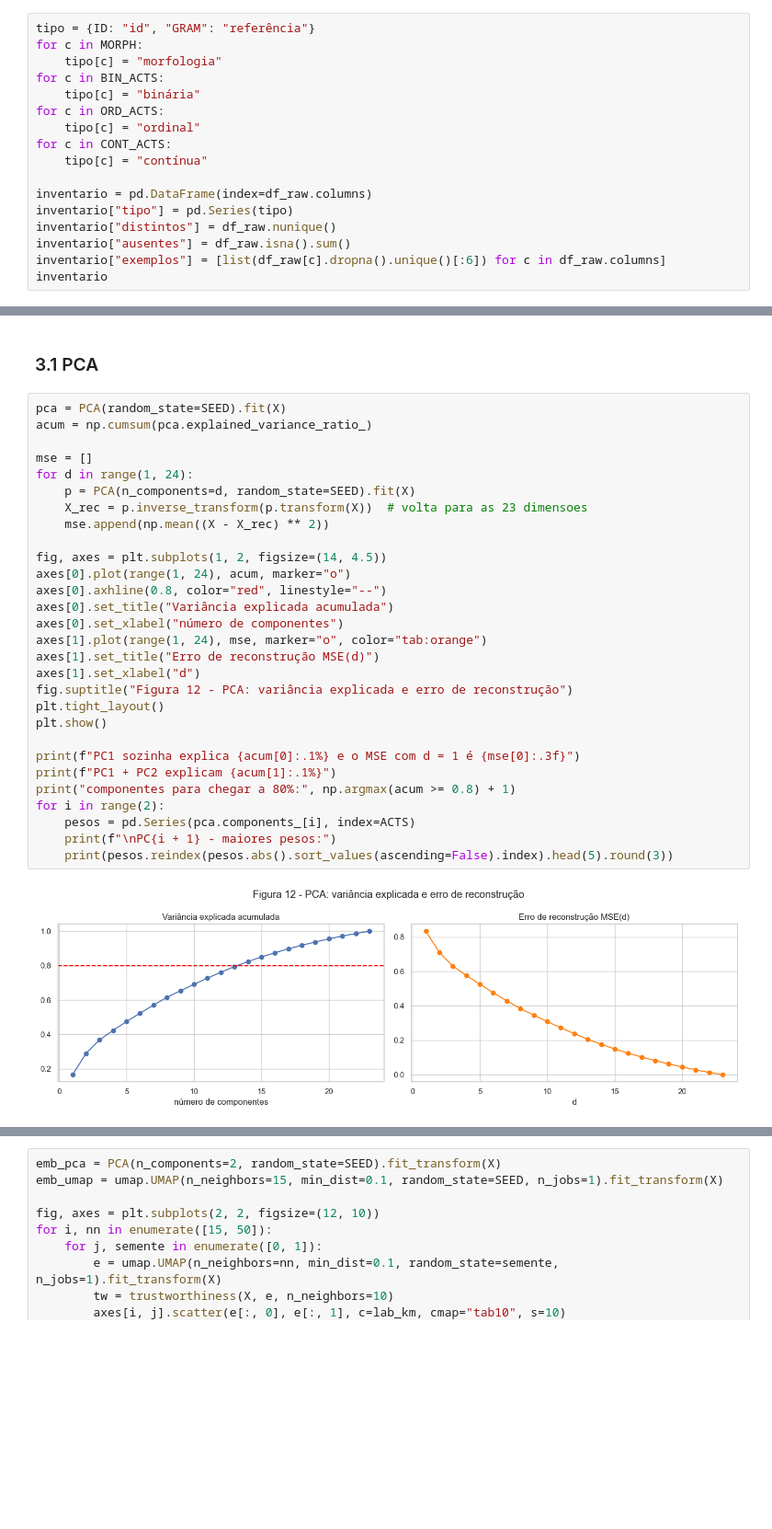
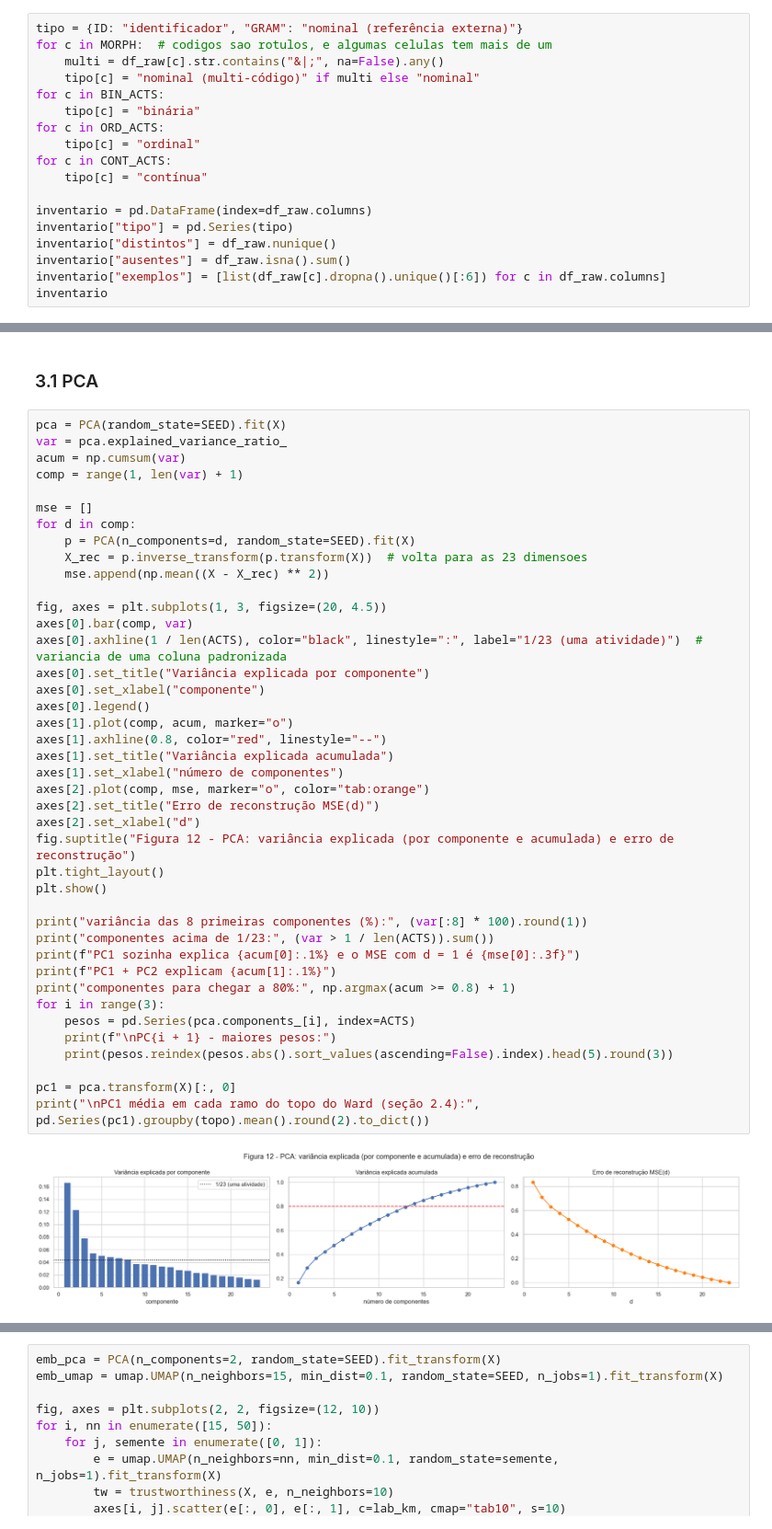
Before and after one commit to dharahadi/t1-aprendizado-maquina, a Jupyter notebook: T1_Regenera.ipynb, the cells around one changed output, grey strips where cells are left out. Shown at 92% size. Saved outputs shown, nothing was run; the diff lists cells and outputs as text; blank space fills up the shorter version.

```diff
--- a/T1_Regenera.ipynb
+++ b/T1_Regenera.ipynb
@@ -93,9 +94,10 @@ CONT_ACTS = [A(n) for n in [2, 5, 6, 7, 8, 9, 10, 11, 12, 14, 15, 23]]
 
 assert sorted(BIN_ACTS + ORD_ACTS + CONT_ACTS) == sorted(ACTS)  # as tres listas cobrem as 23 atividades
 # %%
-tipo = {ID: "id", "GRAM": "referência"}
-for c in MORPH:
-    tipo[c] = "morfologia"
+tipo = {ID: "identificador", "GRAM": "nominal (referência externa)"}
+for c in MORPH:  # codigos sao rotulos, e algumas celulas tem mais de um
+    multi = df_raw[c].str.contains("&|;", na=False).any()
+    tipo[c] = "nominal (multi-código)" if multi else "nominal"
 for c in BIN_ACTS:
     tipo[c] = "binária"
 for c in ORD_ACTS:
@@ -738,32 +835,44 @@ Escolhemos as duas justamente por isso: a PCA responde quais atividades variam j
 ### 3.1 PCA
 # %%
 pca = PCA(random_state=SEED).fit(X)
-acum = np.cumsum(pca.explained_variance_ratio_)
+var = pca.explained_variance_ratio_
+acum = np.cumsum(var)
+comp = range(1, len(var) + 1)
 
 mse = []
-for d in range(1, 24):
+for d in comp:
     p = PCA(n_components=d, random_state=SEED).fit(X)
     X_rec = p.inverse_transform(p.transform(X))  # volta para as 23 dimensoes
     mse.append(np.mean((X - X_rec) ** 2))
 
-fig, axes = plt.subplots(1, 2, figsize=(14, 4.5))
-axes[0].plot(range(1, 24), acum, marker="o")
-axes[0].axhline(0.8, color="red", linestyle="--")
-axes[0].set_title("Variância explicada acumulada")
-axes[0].set_xlabel("número de componentes")
-axes[1].plot(range(1, 24), mse, marker="o", color="tab:orange")
-axes[1].set_title("Erro de reconstrução MSE(d)")
-axes[1].set_xlabel("d")
-fig.suptitle("Figura 12 - PCA: variância explicada e erro de reconstrução")
+fig, axes = plt.subplots(1, 3, figsize=(20, 4.5))
+axes[0].bar(comp, var)
+axes[0].axhline(1 / len(ACTS), color="black", linestyle=":", label="1/23 (uma atividade)")  # variancia de uma coluna padronizada
+axes[0].set_title("Variância explicada por componente")
+axes[0].set_xlabel("componente")
+axes[0].legend()
+axes[1].plot(comp, acum, marker="o")
+axes[1].axhline(0.8, color="red", linestyle="--")
+axes[1].set_title("Variância explicada acumulada")
+axes[1].set_xlabel("número de componentes")
+axes[2].plot(comp, mse, marker="o", color="tab:orange")
+axes[2].set_title("Erro de reconstrução MSE(d)")
+axes[2].set_xlabel("d")
+fig.suptitle("Figura 12 - PCA: variância explicada (por componente e acumulada) e erro de reconstrução")
 plt.tight_layout()
 plt.show()
 
+print("variância das 8 primeiras componentes (%):", (var[:8] * 100).round(1))
+print("componentes acima de 1/23:", (var > 1 / len(ACTS)).sum())
 print(f"PC1 sozinha explica {acum[0]:.1%} e o MSE com d = 1 é {mse[0]:.3f}")
 print(f"PC1 + PC2 explicam {acum[1]:.1%}")
 print("componentes para chegar a 80%:", np.argmax(acum >= 0.8) + 1)
-for i in range(2):
+for i in range(3):
     pesos = pd.Series(pca.components_[i], index=ACTS)
     print(f"\nPC{i + 1} - maiores pesos:")
     print(pesos.reindex(pesos.abs().sort_values(ascending=False).index).head(5).round(3))
+
+pc1 = pca.transform(X)[:, 0]
+print("\nPC1 média em cada ramo do topo do Ward (seção 2.4):", pd.Series(pc1).groupby(topo).mean().round(2).to_dict())
 # %% [output]
-[figure, old version]
+[figure, new version]
```
Also changed, not shown: parts of 19 cells of this notebook.
